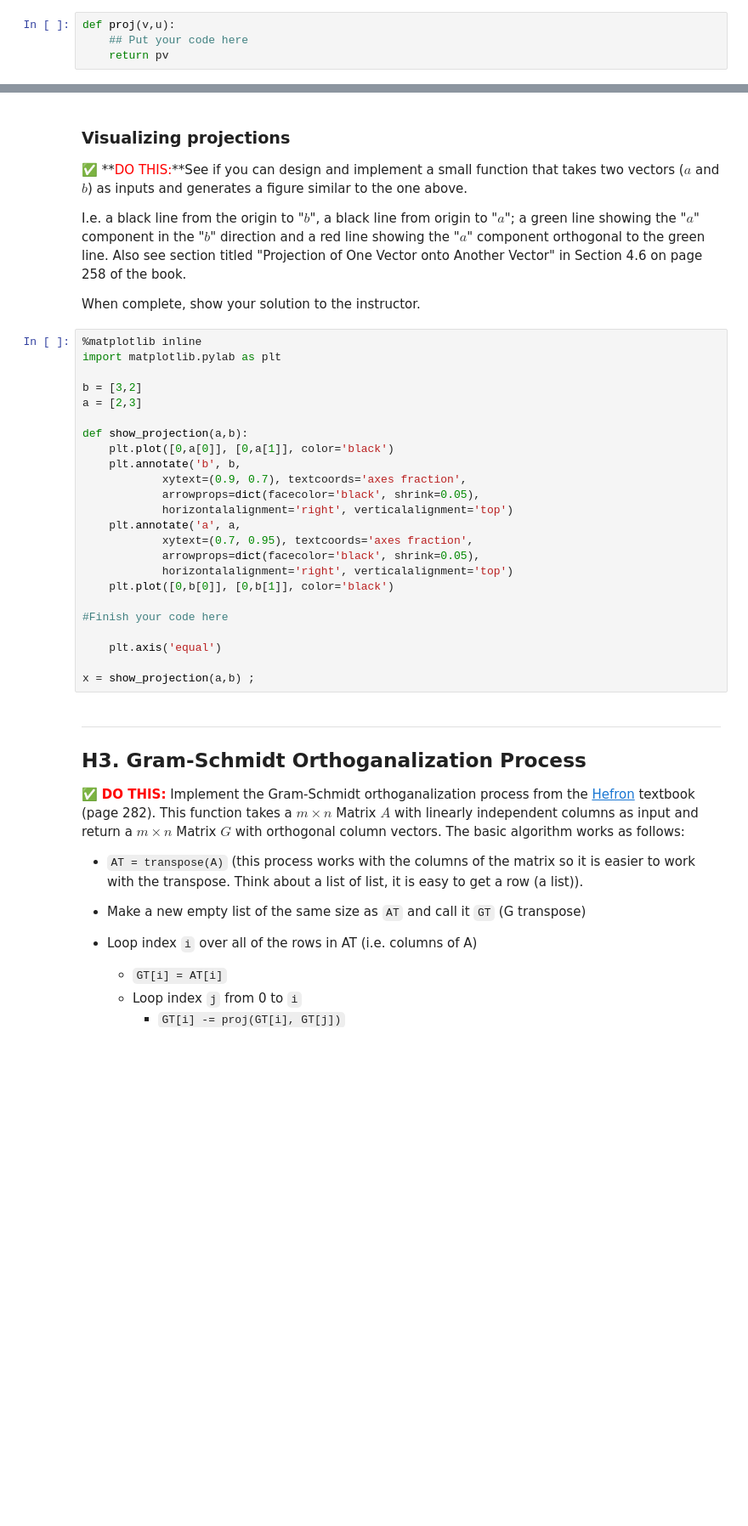
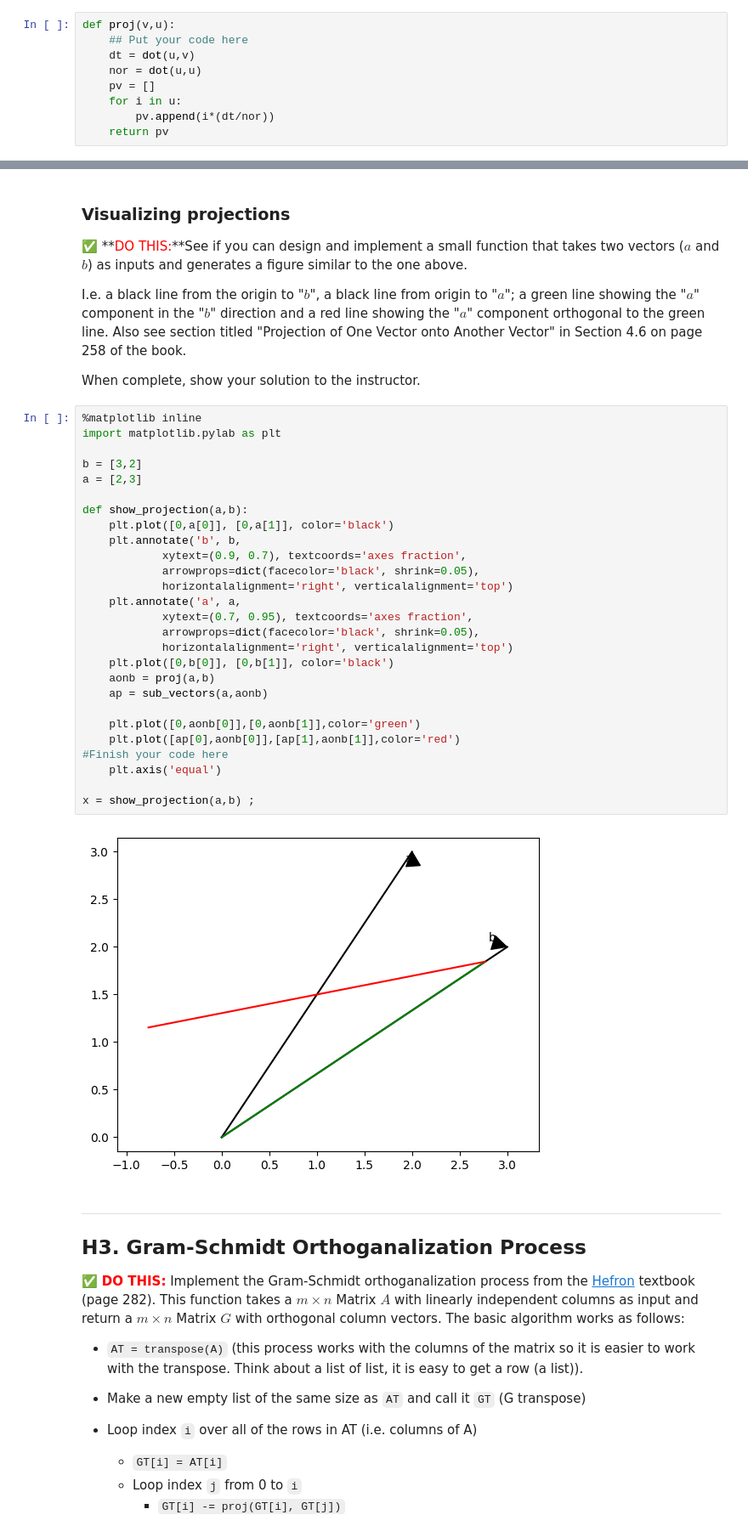
Before and after one commit to pavan-0328/Matrix-Theory-Programatic-assignments, a Jupyter notebook: EE24MTECH12009_Module III_Vec_Spaces.ipynb, the cells around one changed output, grey strips where cells are left out. Shown at 85% size. Saved outputs shown, nothing was run; the diff lists cells and outputs as text; blank space fills up the shorter version.

```diff
--- a/EE24MTECH12009_Module III_Vec_Spaces.ipynb
+++ b/EE24MTECH12009_Module III_Vec_Spaces.ipynb
@@ -2049,6 +2053,11 @@ Make sure this function will work for any size of $v$ and $u$.
 # %%
 def proj(v,u):
     ## Put your code here
+    dt = dot(u,v)
+    nor = dot(u,u)
+    pv = []
+    for i in u:
+        pv.append(i*(dt/nor))
     return pv
 # %% [markdown]
 Let's test your function. Below are two example vectors. Make sure you get the correct answers.
@@ -2074,27 +2095,32 @@ When complete, show your solution to the instructor.
 # %%
 %matplotlib inline
 import matplotlib.pylab as plt
 
 b = [3,2]
 a = [2,3]
 
 def show_projection(a,b):
     plt.plot([0,a[0]], [0,a[1]], color='black')
     plt.annotate('b', b,
             xytext=(0.9, 0.7), textcoords='axes fraction',
             arrowprops=dict(facecolor='black', shrink=0.05),
             horizontalalignment='right', verticalalignment='top')
     plt.annotate('a', a,
             xytext=(0.7, 0.95), textcoords='axes fraction',
             arrowprops=dict(facecolor='black', shrink=0.05),
             horizontalalignment='right', verticalalignment='top')
     plt.plot([0,b[0]], [0,b[1]], color='black')
+    aonb = proj(a,b)
+    ap = sub_vectors(a,aonb)
 
+    plt.plot([0,aonb[0]],[0,aonb[1]],color='green')
+    plt.plot([ap[0],aonb[0]],[ap[1],aonb[1]],color='red')
 #Finish your code here
-
     plt.axis('equal')
 
 x = show_projection(a,b) ;
+# %% [output]
+[figure, added]
 # %% [markdown]
 ----
 
```
Also changed, not shown: parts of 29 cells of this notebook.
